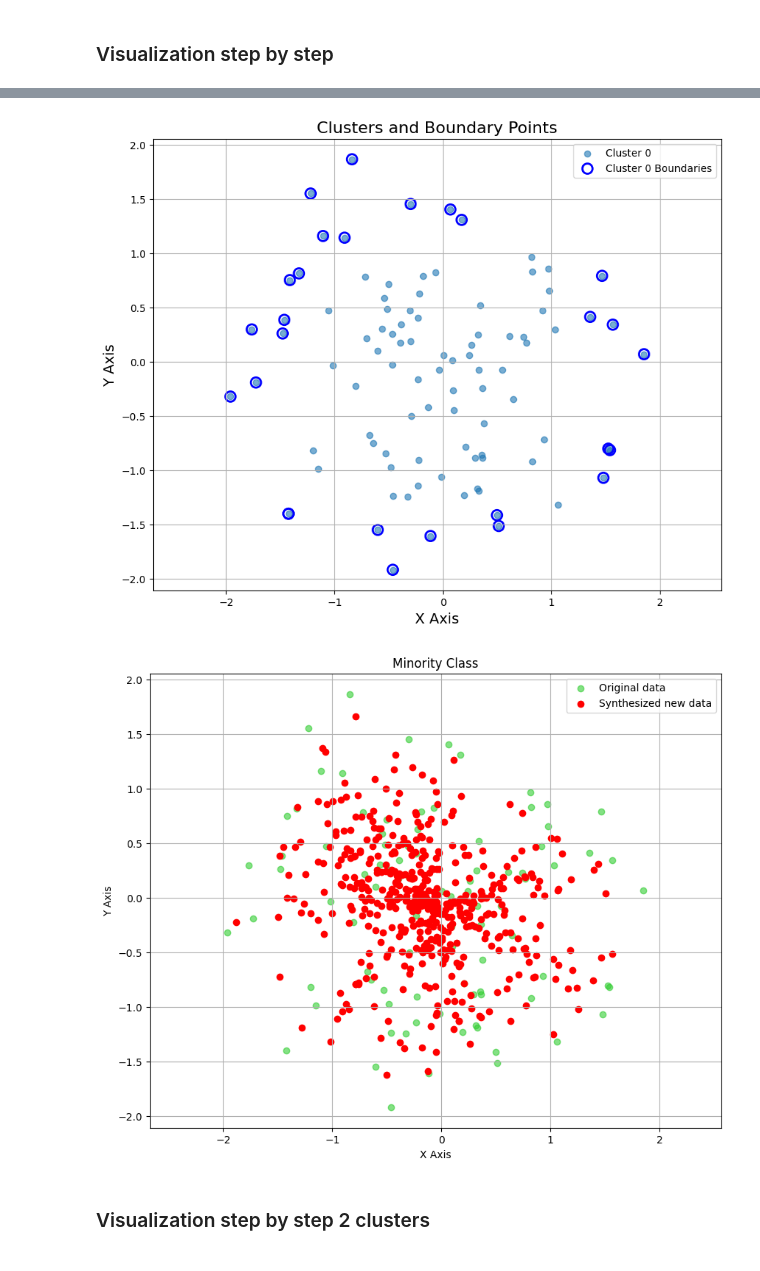
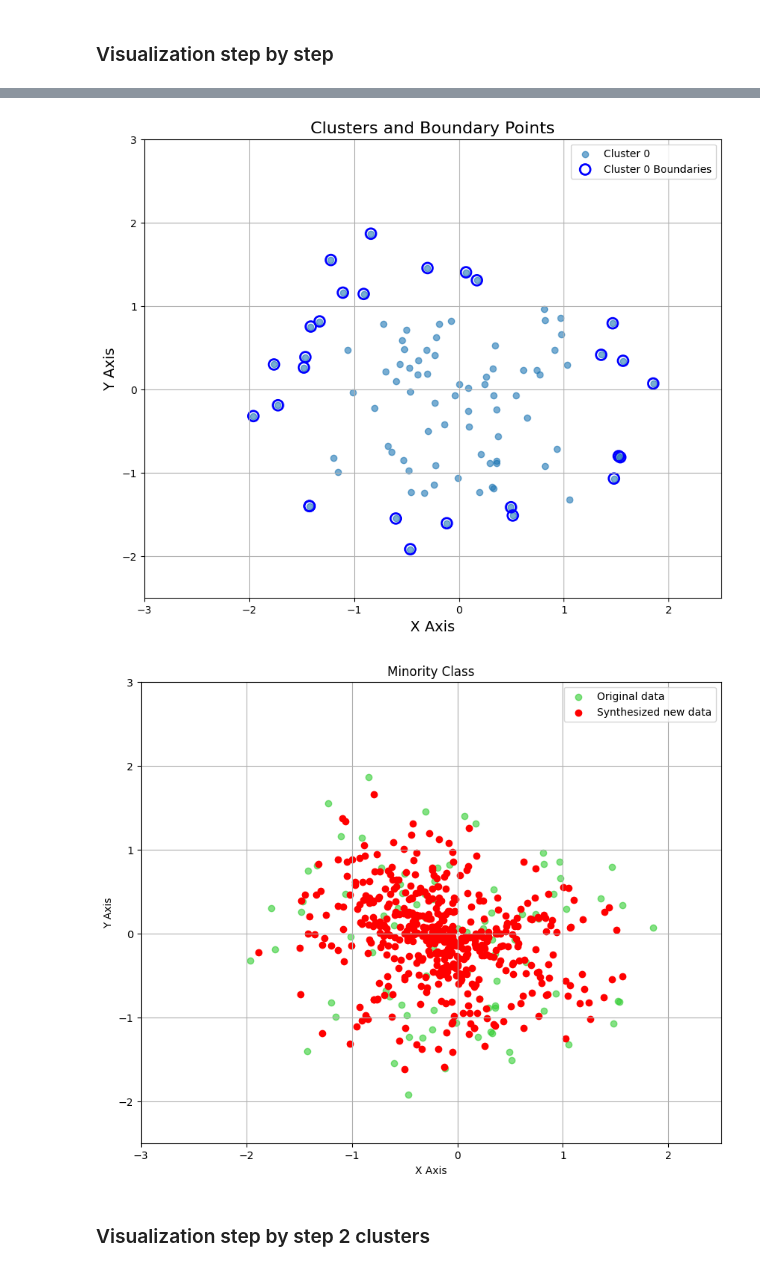
Before and after one commit to UnaiLalana/DAB-SMOTE, a Jupyter notebook: notebooks/Visualization.ipynb, the cells around one changed output, grey strips where cells are left out. Drawn from its saved outputs; the diff is of its cells as text; code cells hidden in the pictures.

Commit message:
Modified the visualization notebook with fixed axis size for a better visualization

```diff
--- a/notebooks/Visualization.ipynb
+++ b/notebooks/Visualization.ipynb
@@ -34,18 +34,19 @@ data = np.column_stack((x, y))
 ### Auxiliary functions ###
 # %%
 # function to visualize the data
-def visualize_data(data):
+def visualize_data(data, axises):
     plt.figure(figsize=(10, 8))
     plt.scatter(data[:, 0], data[:, 1],  color='#32cd32')
     plt.title('Minority Class Data', fontsize=16)
     plt.xlabel('X')
     plt.ylabel('Y')
+    plt.xlim(axises[0])
+    plt.ylim(axises[1])
     plt.grid(True)
-    plt.axis('equal')
     plt.show()
 
 # function to visualize the data with noise
-def visualize_data_with_noise(data_with_noise, data_without_noise):
+def visualize_data_with_noise(data_with_noise, data_without_noise, axises):
     data_with_noise = data_with_noise.astype(float)
     data_without_noise = data_without_noise.astype(float)
 
@@ -63,12 +64,13 @@ def visualize_data_with_noise(data_with_noise, data_without_noise):
     plt.xlabel('X Axis', fontsize=14)
     plt.ylabel('Y Axis', fontsize=14)
     plt.grid(True)
-    plt.axis('equal')
+    plt.xlim(axises[0])
+    plt.ylim(axises[1])
     plt.legend()
     plt.show()
 
 #function to visualize the clustering results
-def visualize_clustering_with_centers(data, labels, centers):
+def visualize_clustering_with_centers(data, labels, centers, axises):
     data = data.astype(float)
     num_clusters = len(np.unique(labels))
     colors = plt.cm.viridis(np.linspace(0, 1, num_clusters))
@@ -97,12 +99,13 @@ def visualize_clustering_with_centers(data, labels, centers):
     plt.xlabel('X Axis', fontsize=14)
     plt.ylabel('Y Axis', fontsize=14)
     plt.grid(True)
-    plt.axis('equal')
+    plt.xlim(axises[0])
+    plt.ylim(axises[1])
     plt.legend()
     plt.show()
 
 # function to visualize the clusters with boundaries
-def visualize_clusters_with_boundaries(X, clusters, boundaries_list):
+def visualize_clusters_with_boundaries(X, clusters, boundaries_list, axises):
     plt.figure(figsize=(10, 8))
     unique_clusters = np.unique(clusters)
     colors = plt.cm.get_cmap('tab10', len(unique_clusters))
@@ -116,12 +119,13 @@ def visualize_clusters_with_boundaries(X, clusters, boundaries_list):
     plt.title('Clusters and Boundary Points', fontsize=16)
     plt.xlabel('X Axis', fontsize=14)
     plt.ylabel('Y Axis', fontsize=14)
-    plt.axis('equal')
+    plt.xlim(axises[0])
+    plt.ylim(axises[1])
     plt.grid(True)
     plt.legend()
     plt.show()
 
-def visualize_generated_data(data, newX):
+def visualize_generated_data(data, newX, axises):
     plt.figure(figsize=(10, 8))
     plt.scatter(data[:, 0], data[:, 1], color='#32cd32', alpha=0.6, label='Original data')
     plt.scatter(newX[:, 0], newX[:, 1], color='red', label='Synthesized new data')
@@ -129,7 +133,8 @@ def visualize_generated_data(data, newX):
     plt.xlabel('X Axis')
     plt.ylabel('Y Axis')
     plt.grid(True)
-    plt.axis('equal')
+    plt.xlim(axises[0])
+    plt.ylim(axises[1])
     plt.legend()
     plt.show()
 # %% [markdown]
@@ -152,14 +157,14 @@ visualize_clustering_with_centers(data_wo_noise, clusters, centre)
 # %%
 borders = dab.get_screened_boundaries(data_wo_noise, clusters)
-visualize_clusters_with_boundaries(data_wo_noise, clusters, borders)
+visualize_clusters_with_boundaries(data_wo_noise, clusters, borders, axises=[[-3, 2.5],[-2.5, 3]])
 # %% [output]
-[figure, old version]
+[figure, new version]
 # %%
 np.random.seed(42)
 newX = dab.get_generated_samples(data_wo_noise, borders, clusters, centre, 500)
-visualize_generated_data(data_wo_noise, newX)
+visualize_generated_data(data_wo_noise, newX, axises=[[-3, 2.5],[-2.5, 3]])
 # %% [output]
-[figure, old version]
+[figure, new version]
 # %% [markdown]
 ### Visualization step by step 2 clusters ###
 # %%
```
Also changed, not shown: parts of 8 cells of this notebook.
